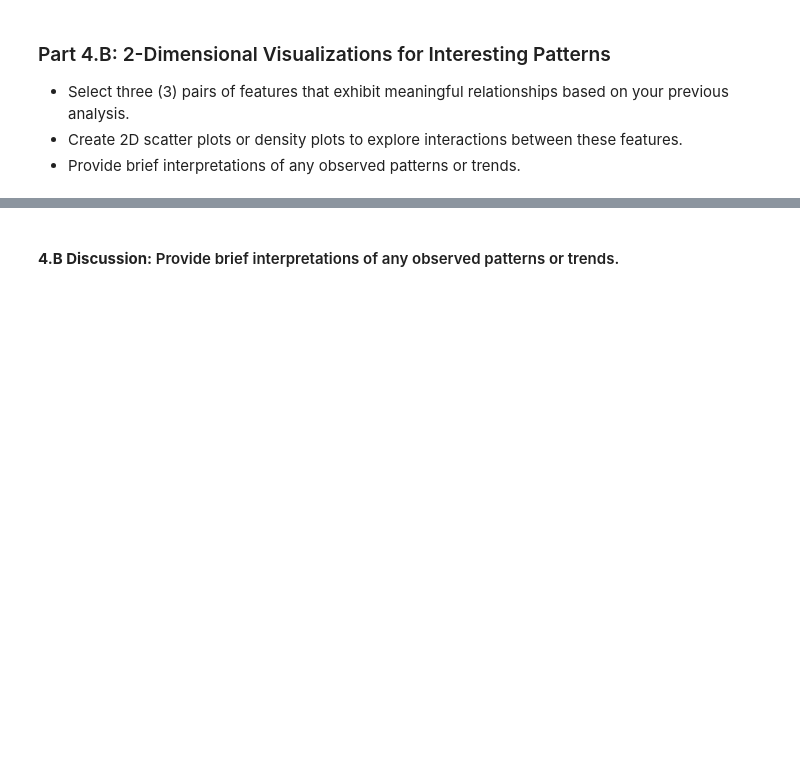
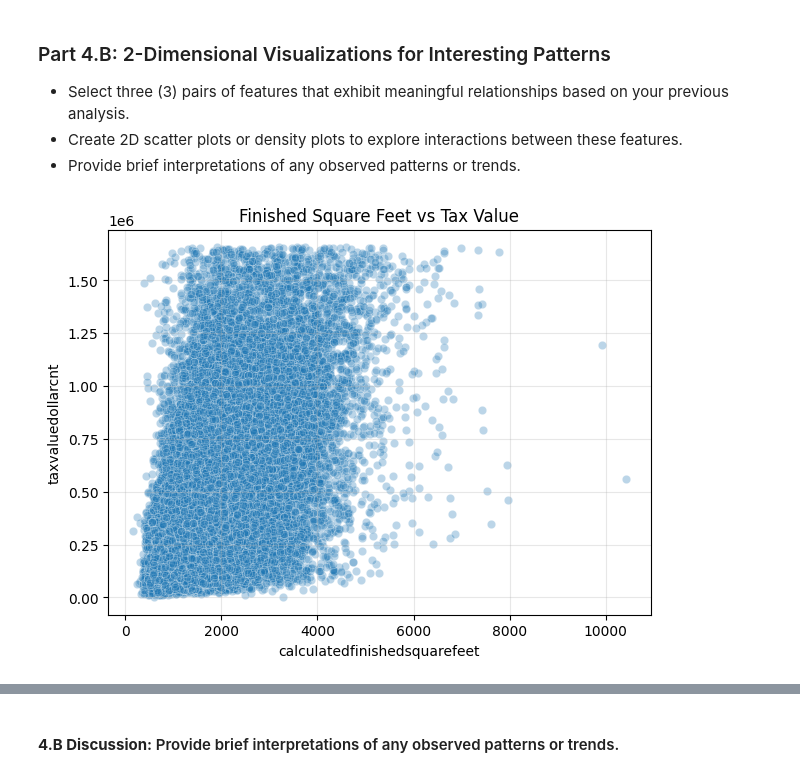
Before and after one commit to alexisligayaaa/DX603-Milestone-1, a Jupyter notebook: Milestone_01_Updated.ipynb, the cells around one changed output, grey strips where cells are left out. Cells and saved outputs as stored; diff of their text form; code cells hidden in the pictures; blank space fills up the shorter version.

```diff
--- a/Milestone_01_Updated.ipynb
+++ b/Milestone_01_Updated.ipynb
@@ -531,3 +642,16 @@ Pay particular attention to especially interesting and/or strongly correlated fe
    - Select three (3) pairs of features that exhibit meaningful relationships based on your previous analysis.
    - Create 2D scatter plots or density plots to explore interactions between these features.
    - Provide brief interpretations of any observed patterns or trends.
+# %%
+plt.figure(figsize = (7,5))
+
+sns.scatterplot(data = df_4,
+                x = 'calculatedfinishedsquarefeet',
+                y = 'taxvaluedollarcnt',
+                alpha = 0.3)
+
+plt.title('Finished Square Feet vs Tax Value')
+plt.grid(alpha = 0.3)
+plt.show()
+# %% [output]
+[figure, added]
```
Also changed, not shown: parts of 19 cells of this notebook.
